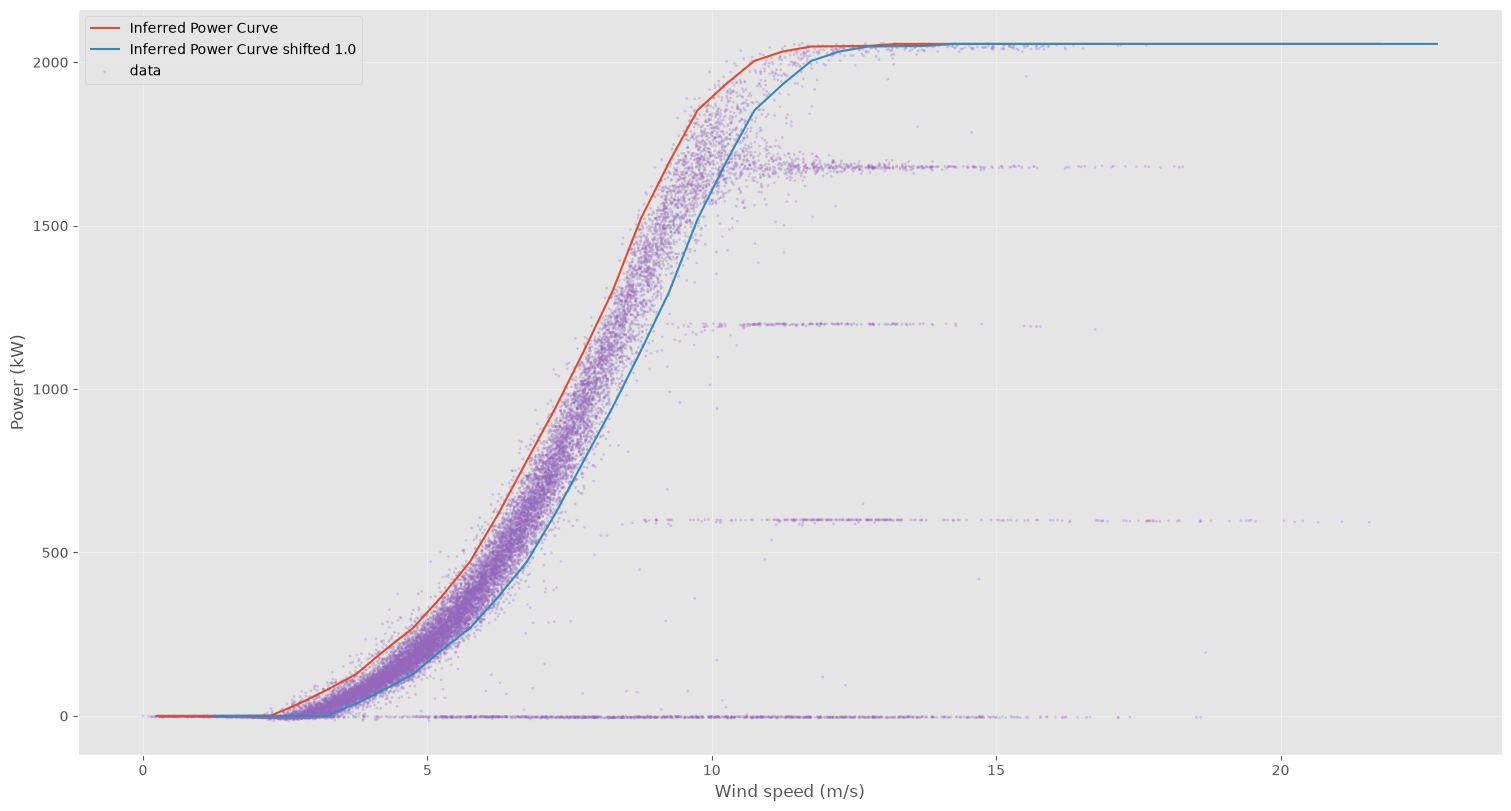
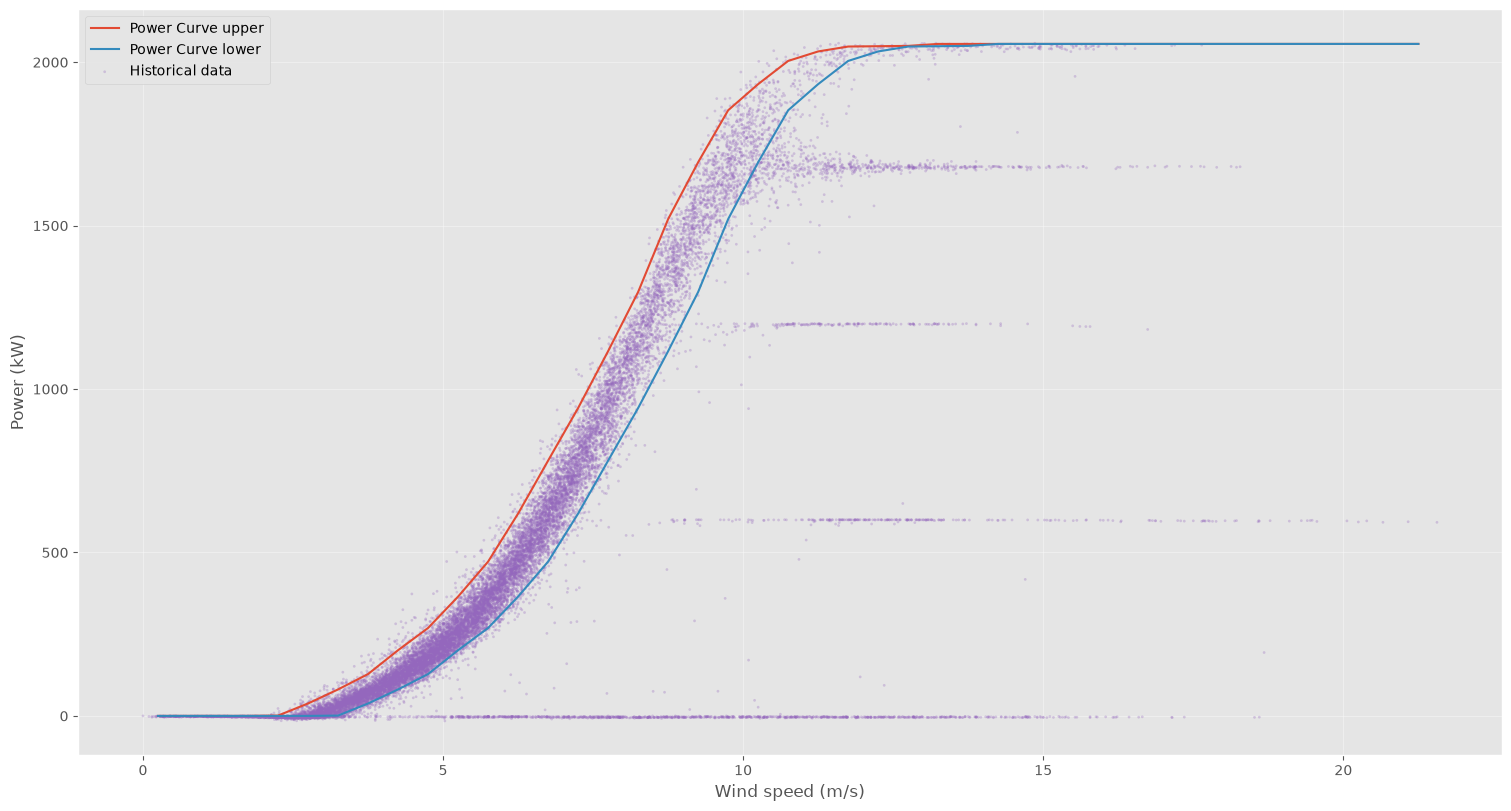
The change to this notebook cell's code, shown as a diff; its figure went from the first image to the second:
--- before
+++ after
@@ -1,4 +1,4 @@
 max_power: float = round(df['Power (kW)'].max(), ndigits=0)
-power_curve = []
+power_curve_upper = []
 wind_speeds = []
 current_max = 0.0
@@ -10,5 +10,5 @@
     else:
         selected_value = max(min(candidate, max_power), current_max)
-    power_curve.append(round(selected_value, ndigits=0))
+    power_curve_upper.append(round(selected_value, ndigits=0))
     # Ensure monotonic increasing
     current_max = selected_value
@@ -16,11 +16,13 @@
 
 fig, ax = plt.subplots(figsize=(15, 8), constrained_layout=True)
-power_curve = np.asarray(power_curve)
+power_curve_upper = np.asarray(power_curve_upper)
+power_curve_lower = np.zeros(shape=len(power_curve_upper))
+# Shifting by 2 steps = 0.5*2 = 1.0 m/s
+power_curve_lower[2:] = power_curve_upper[:-2]
 wind_speeds = np.asarray(wind_speeds)
-ax.plot(wind_speeds, power_curve, label='Inferred Power Curve')
-shift = 1.0
-ax.plot(wind_speeds+shift, power_curve, label=f'Inferred Power Curve shifted {shift}')
+ax.plot(wind_speeds, power_curve_upper, label='Power Curve upper')
+ax.plot(wind_speeds, power_curve_lower, label="Power Curve lower")
 
-ax.scatter(df["Wind speed (m/s)"], df["Power (kW)"], color='tab:purple', **scatter_kwargs, label="data")
+ax.scatter(df["Wind speed (m/s)"], df["Power (kW)"], color='tab:purple', **scatter_kwargs, label="Historical data")
 ax.set_xlabel('Wind speed (m/s)')
 ax.set_ylabel("Power (kW)")

Commit: wip